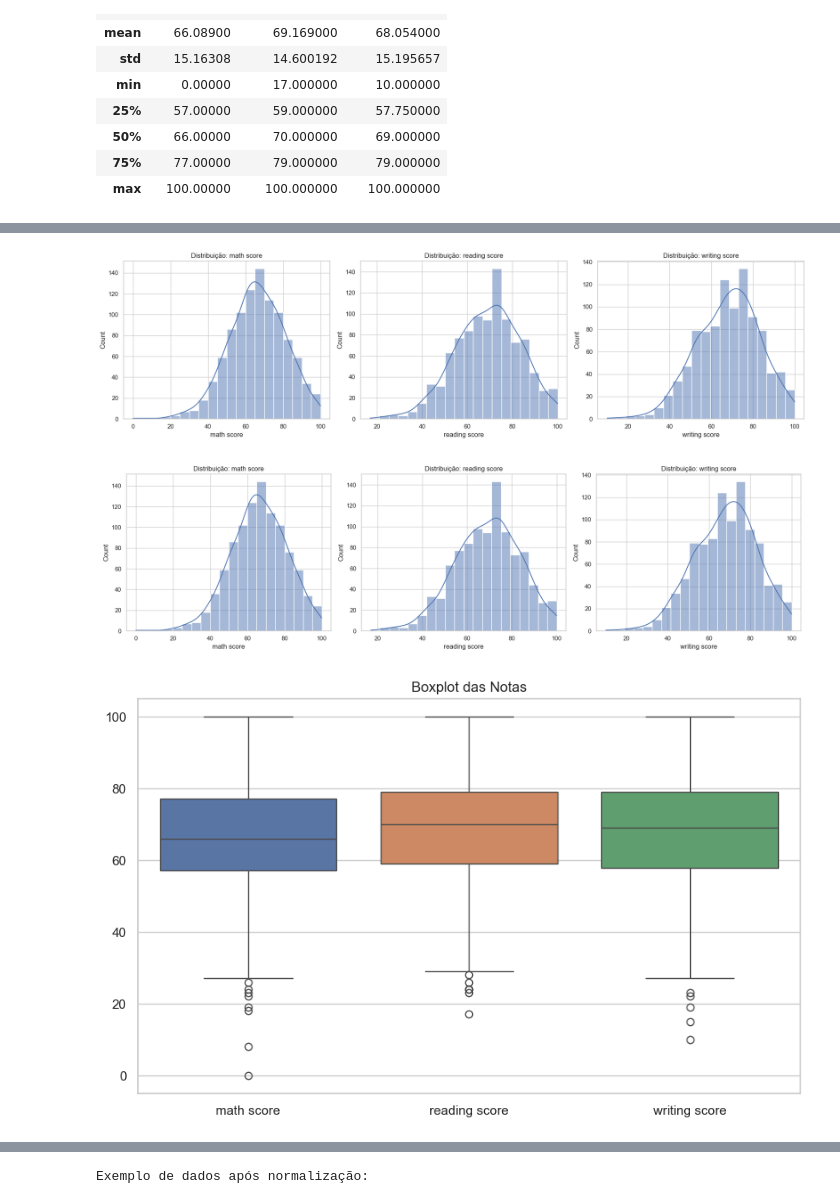
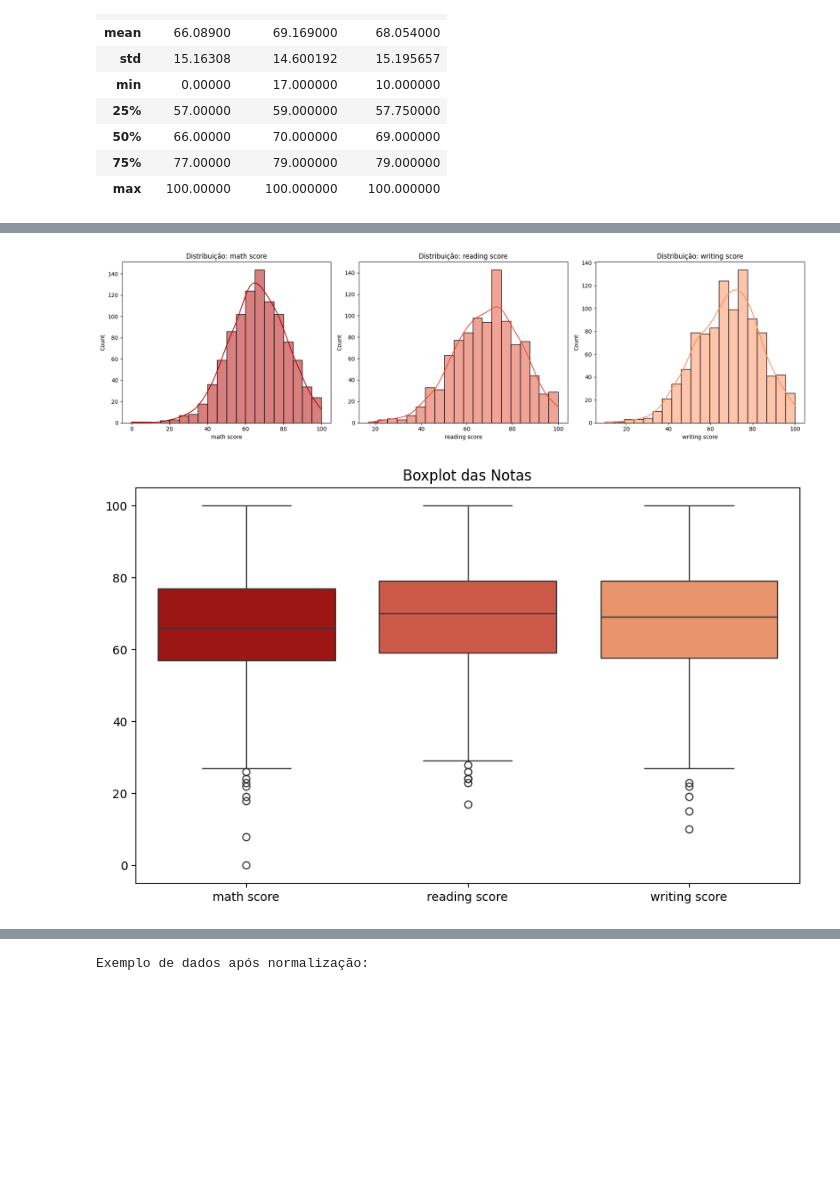
Before and after one commit to snowdutra/Machine-Learning, a Jupyter notebook: docs/arvore-decisao/arvore_decisao.ipynb, the cells around one changed output, grey strips where cells are left out. Saved outputs shown, nothing was run; the diff lists cells and outputs as text; code cells hidden in the pictures; blank space fills up the shorter version.

```diff
--- a/docs/arvore-decisao/arvore_decisao.ipynb
+++ b/docs/arvore-decisao/arvore_decisao.ipynb
@@ -8,8 +0,0 @@ Vamos importar as principais bibliotecas para manipulação, visualização e mo
-# %%
-import pandas as pd
-import numpy as np
-import matplotlib.pyplot as plt
-import seaborn as sns
-
-# Configurar estilo dos gráficos
-sns.set(style="whitegrid")
@@ -85,24 +74,22 @@ Visualize a distribuição das notas em matemática, leitura e escrita usando hi
 # %%
-import os
-from IPython.display import Image, display
 os.makedirs('imagens', exist_ok=True)
+
+# Tons de vermelho para os histogramas
+red_palette = ['#b30000', '#e34a33', '#fc8d59']
 
 fig, axes = plt.subplots(1, 3, figsize=(18, 5))
 for idx, col in enumerate(['math score', 'reading score', 'writing score']):
-    sns.histplot(df[col], bins=20, ax=axes[idx], kde=True)
+    sns.histplot(df[col], bins=20, ax=axes[idx], kde=True, color=red_palette[idx])
     axes[idx].set_title(f'Distribuição: {col}')
 plt.tight_layout()
 plt.savefig('imagens/histograma_notas.png')
 plt.show()
-display(Image(filename='imagens/histograma_notas.png'))
 
 plt.figure(figsize=(10, 6))
-sns.boxplot(data=df[['math score', 'reading score', 'writing score']])
+sns.boxplot(data=df[['math score', 'reading score', 'writing score']], palette=red_palette)
 plt.title('Boxplot das Notas')
 plt.savefig('imagens/boxplot_notas.png')
 plt.show()
-display(Image(filename='imagens/boxplot_notas.png'))
 # %% [output]
-[figure, old version]
+[figure, new version]
-[figure, old version]
+[figure, new version]
-[figure, removed]
```
Also changed, not shown: parts of 26 cells of this notebook, 50 other files.
